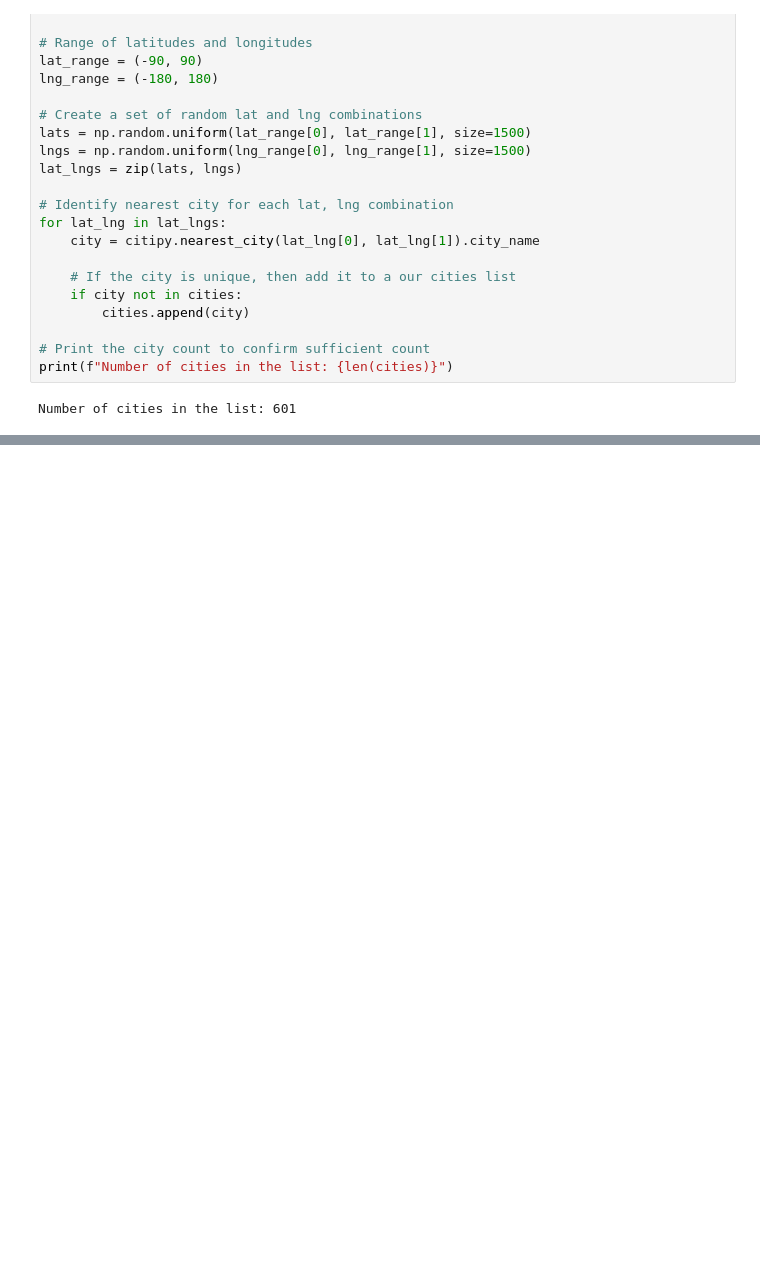
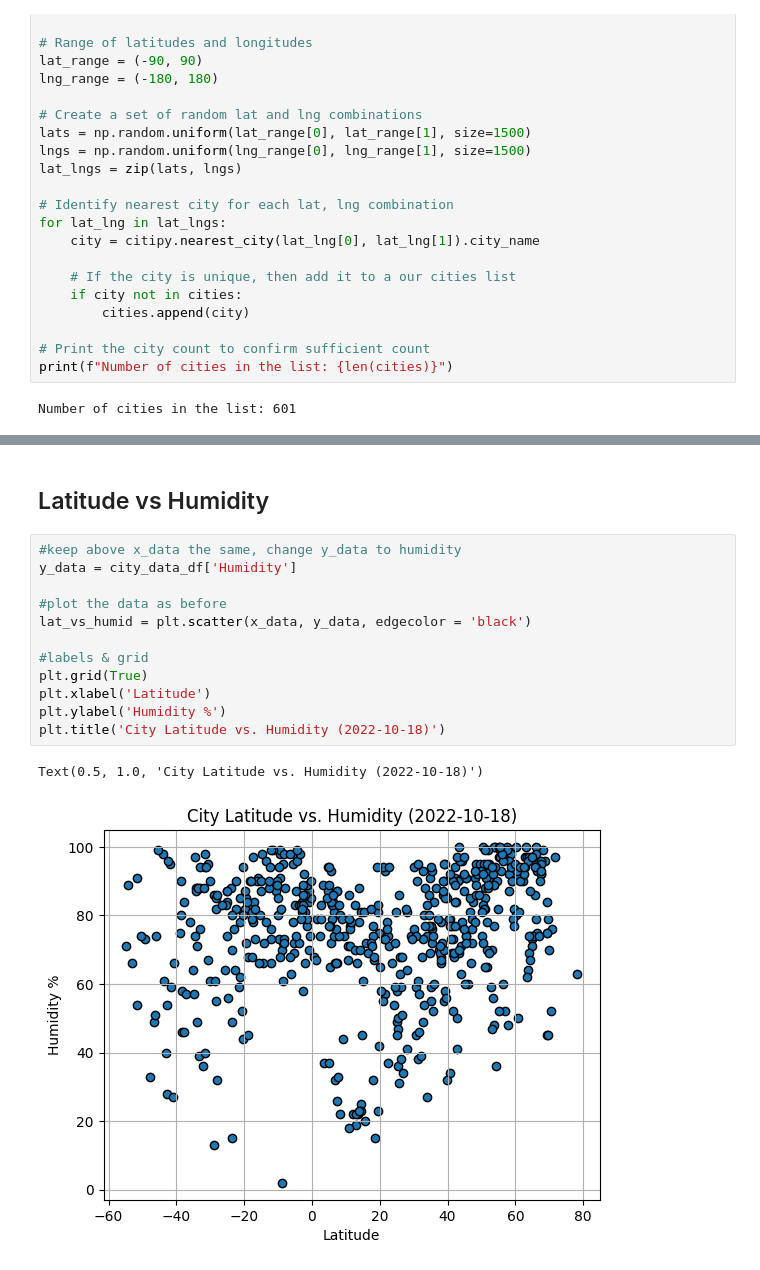
Before and after one commit to michael8607/python-api-challenge, a Jupyter notebook: WeatherPy/WeatherPy.ipynb, the cells around one changed output, grey strips where cells are left out. Saved outputs shown, nothing was run; the diff lists cells and outputs as text; blank space fills up the shorter version.

```diff
--- a/WeatherPy/WeatherPy.ipynb
+++ b/WeatherPy/WeatherPy.ipynb
@@ -326,0 +217,17 @@ The r-value is: 0.062239040700515696
+# %% [markdown]
+## Latitude vs Humidity
+# %%
+#keep above x_data the same, change y_data to humidity
+y_data = city_data_df['Humidity']
+
+#plot the data as before
+lat_vs_humid = plt.scatter(x_data, y_data, edgecolor = 'black')
+
+#labels & grid
+plt.grid(True)
+plt.xlabel('Latitude')
+plt.ylabel('Humidity %')
+plt.title('City Latitude vs. Humidity (2022-10-18)')
+# %% [output]
+Text(0.5, 1.0, 'City Latitude vs. Humidity (2022-10-18)')
+[figure, added]
```
Also changed, not shown: parts of 57 cells of this notebook, 1 other file.
